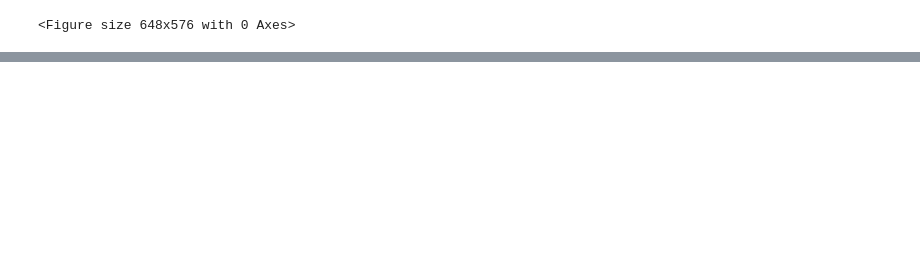
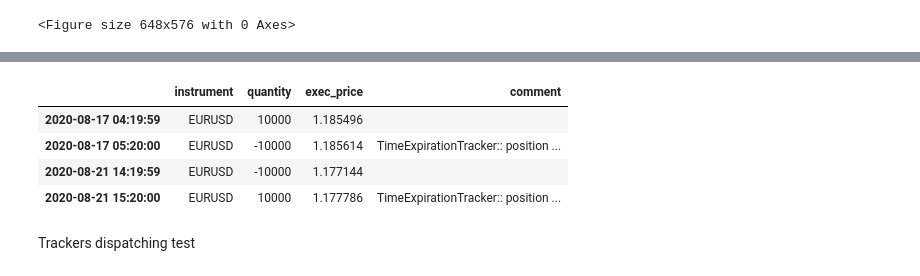
Before and after one commit to appliedalphacom/qlearn, a Jupyter notebook: examples/Backtester With Tracker Tests.ipynb, the cells around one changed output, grey strips where cells are left out. Cells and saved outputs as stored; diff of their text form; code cells hidden in the pictures; blank space fills up the shorter version.

```diff
--- a/examples/Backtester With Tracker Tests.ipynb
+++ b/examples/Backtester With Tracker Tests.ipynb
@@ -20,7 +16,7 @@ from ira.utils.nb_functions import _progress_bar
 # %%
 fxl = FriendlyFxLoader('dukas @ 5Min')
-data = fxl.ohlc('EURUSD')[:10000]
+data = fxl.ohlc('EURUSD')['2020':]
 
 s = srows(
-    pd.Series(1, data[data.close > data.close.shift(12)].index),
-    pd.Series(-1, data[data.close < data.close.shift(12)].index)).sort_index().rename('EURUSD')
+    pd.Series(-1, data[data.close > data.close.shift(6)].index),
+    pd.Series(1, data[data.close < data.close.shift(6)].index)).sort_index().rename('EURUSD')
@@ -189,0 +71,19 @@ d
+# %%
+class MyFixedPositionTracker(Tracker):
+    def __init__(self, size):
+        self.size = size
+
+    def on_signal(self, signal_time, signal_qty, quote_time, bid, ask, bid_size, ask_size):
+        return signal_qty * self.size
+# %%
+s = pd.DataFrame.from_dict({
+    pd.Timestamp('2020-08-17 04:19:59'): {'EURUSD': +1},
+    pd.Timestamp('2020-08-21 14:19:59'): {'EURUSD': -1},
+    pd.Timestamp('2020-08-30 14:19:59'): {'EURUSD':  0},
+}, orient='index')
+
+p = z_backtest(s, {'EURUSD':data}, 'forex', spread=fxl.spread('EURUSD'), execution_logger=True,
+               trackers=PipelineTracker(
+                   TimeExpirationTracker('1h', True),
+                   MyFixedPositionTracker(10000))
+              )
@@ -189,0 +93,10 @@ d
+# %%
+p.executions
+# %% [output]
+|  | instrument | quantity | exec_price | comment |
+| 2020-08-17 04:19:59 | EURUSD | 10000 | 1.185496 |  |
+| 2020-08-17 05:20:00 | EURUSD | -10000 | 1.185614 | TimeExpirationTracker:: position ... |
+| 2020-08-21 14:19:59 | EURUSD | -10000 | 1.177144 |  |
+| 2020-08-21 15:20:00 | EURUSD | 10000 | 1.177786 | TimeExpirationTracker:: position ... |
+# %% [markdown]
+Trackers dispatching test
```
Also changed, not shown: parts of 32 cells of this notebook, 1 other file.
